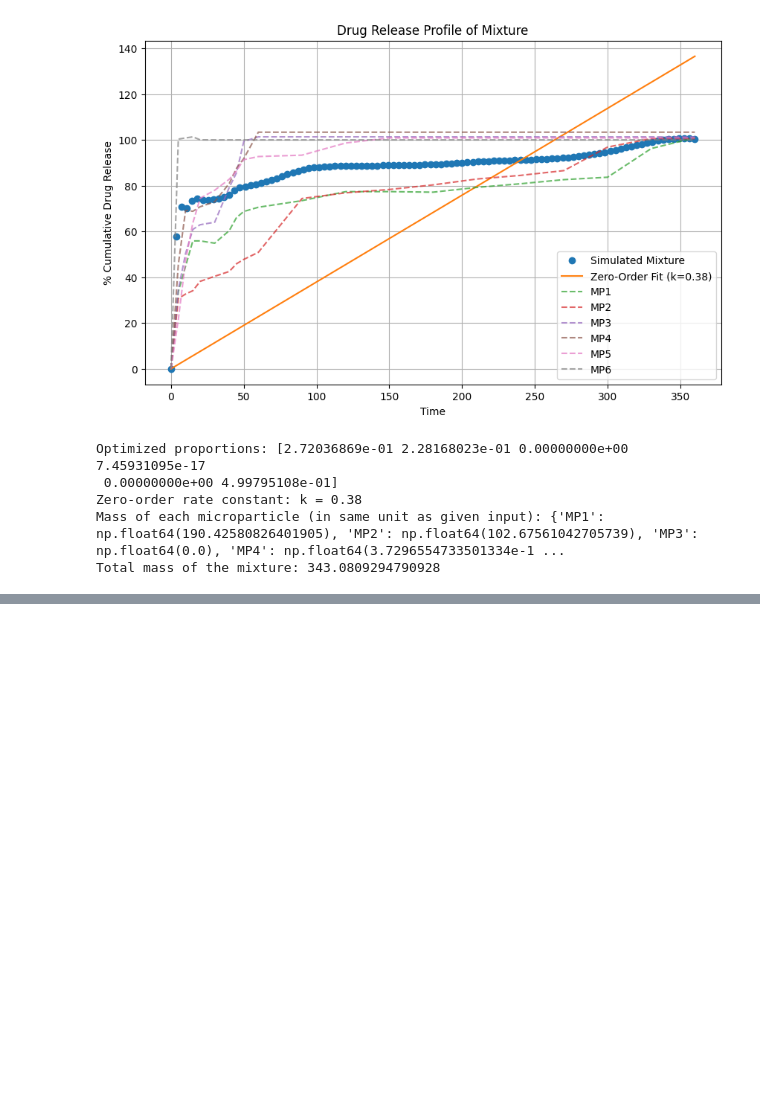
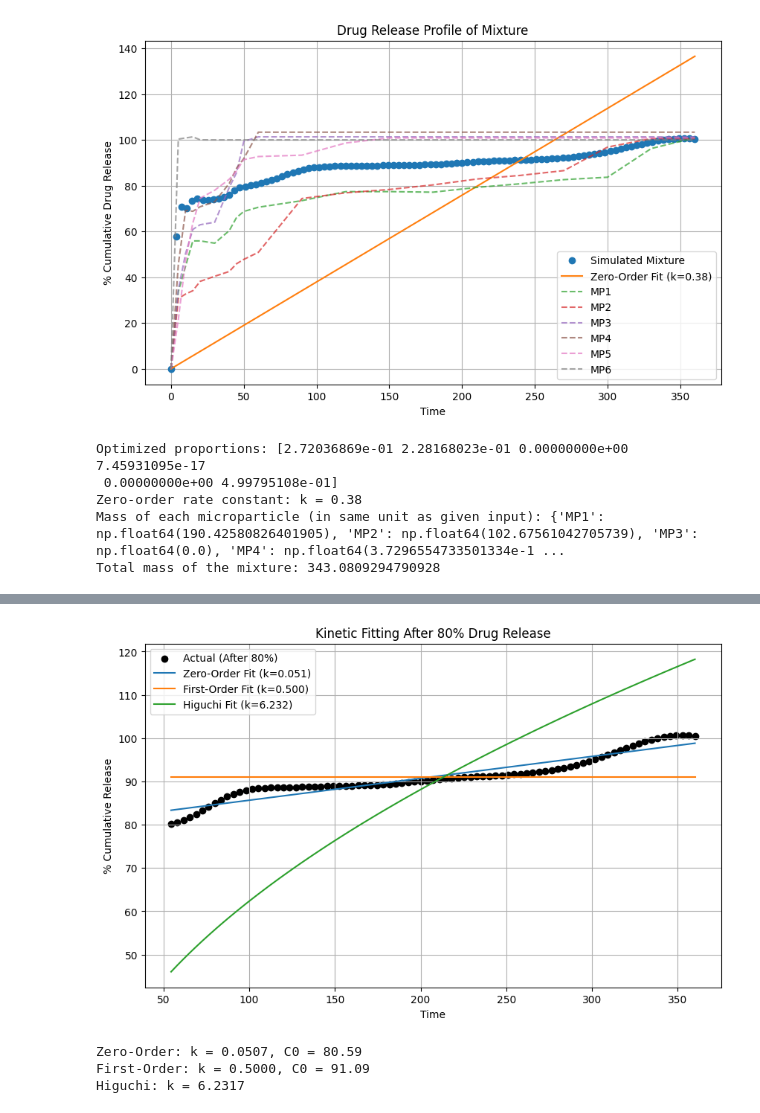
Before and after one commit to Swayamprakashpatel/Release_Simulation, a Jupyter notebook: Microsphere_Release_Simulation_Updated.ipynb, the cells around one changed output, grey strips where cells are left out. Saved outputs shown, nothing was run; the diff lists cells and outputs as text; code cells hidden in the pictures; blank space fills up the shorter version.

```diff
--- a/Microsphere_Release_Simulation_Updated.ipynb
+++ b/Microsphere_Release_Simulation_Updated.ipynb
@@ -1102,0 +1118,55 @@ Total mass of the mixture: 343.0809294790928
+# %%
+import numpy as np
+from scipy.optimize import curve_fit
+import pandas as pd
+import matplotlib.pyplot as plt
+
+# Load the simulated release profile
+data = pd.read_csv('simulated_release.csv')
+
+# Extract time and release
+time = data['Time'].values
+release = data['CumulativeRelease'].values
+
+# Get indices where release > 80%
+release_80_index = np.where(release >= 80)[0][0]
+t_80 = time[release_80_index:]
+r_80 = release[release_80_index:]
+
+# Define kinetic models
+def zero_order(t, k, C0):
+    return k * t + C0
+
+def first_order(t, k, C0):
+    return C0 * (1 - np.exp(-k * t))
+
+def higuchi(t, k):
+    return k * np.sqrt(t)
+
+# Fit models
+params_zero, _ = curve_fit(zero_order, t_80, r_80)
+params_first, _ = curve_fit(first_order, t_80, r_80, bounds=([0, 0], [1, 100]))
+params_higuchi, _ = curve_fit(higuchi, t_80, r_80)
+
+# Plot
+plt.figure(figsize=(10, 6))
+plt.scatter(t_80, r_80, label='Actual (After 80%)', color='black')
+plt.plot(t_80, zero_order(t_80, *params_zero), label=f'Zero-Order Fit (k={params_zero[0]:.3f})')
+plt.plot(t_80, first_order(t_80, *params_first), label=f'First-Order Fit (k={params_first[0]:.3f})')
+plt.plot(t_80, higuchi(t_80, *params_higuchi), label=f'Higuchi Fit (k={params_higuchi[0]:.3f})')
+plt.xlabel('Time')
+plt.ylabel('% Cumulative Release')
+plt.title('Kinetic Fitting After 80% Drug Release')
+plt.legend()
+plt.grid(True)
+plt.show()
+
+# Print parameters
+print(f"Zero-Order: k = {params_zero[0]:.4f}, C0 = {params_zero[1]:.2f}")
+print(f"First-Order: k = {params_first[0]:.4f}, C0 = {params_first[1]:.2f}")
+print(f"Higuchi: k = {params_higuchi[0]:.4f}")
+# %% [output]
+[figure, added]
+Zero-Order: k = 0.0507, C0 = 80.59
+First-Order: k = 0.5000, C0 = 91.09
+Higuchi: k = 6.2317
```
Also changed, not shown: parts of 2 cells of this notebook.
